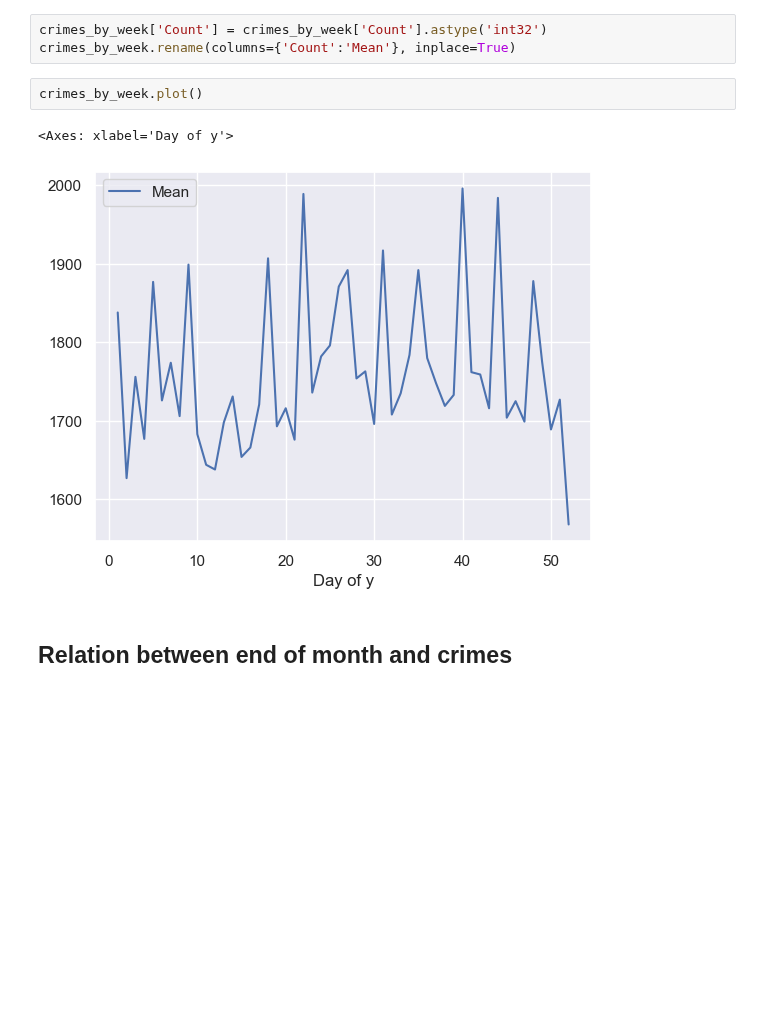
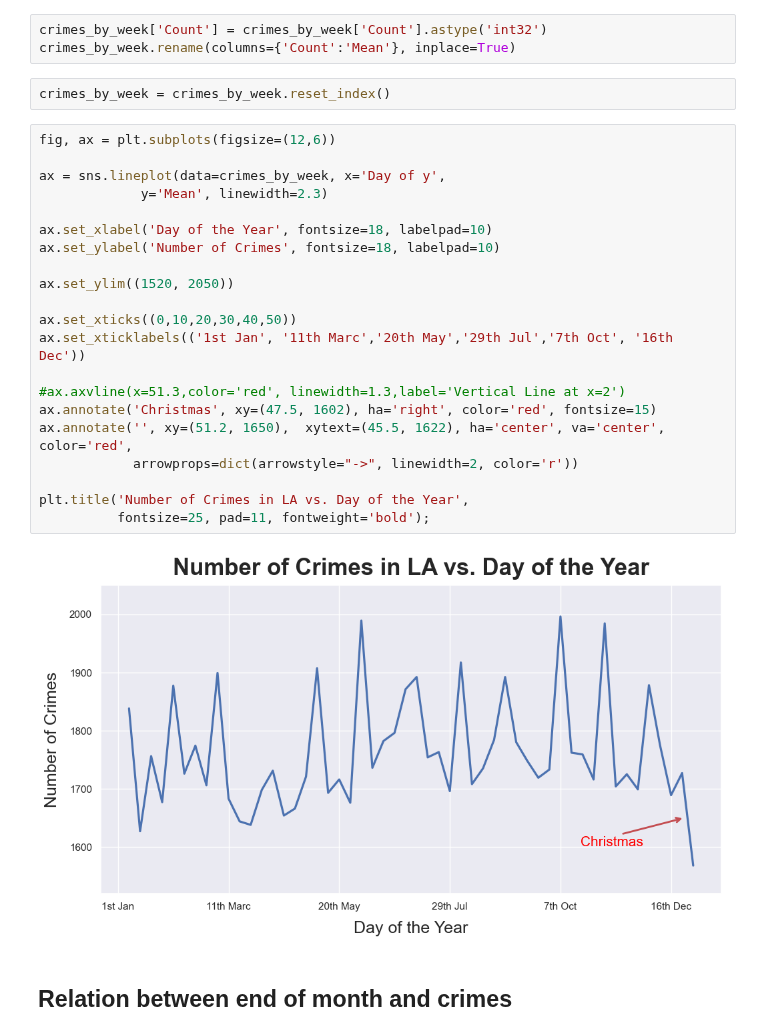
Before and after one commit to S3tuit/jup_lab, a Jupyter notebook: la_crime.ipynb, the cells around one changed output. Drawn from its saved outputs; the diff is of its cells as text; blank space fills up the shorter version.

Commit message:
La crimes xmas start plots

```diff
--- a/la_crime.ipynb
+++ b/la_crime.ipynb
@@ -228,11 +228,31 @@ crimes_by_week.head()
 # %%
 crimes_by_week['Count'] = crimes_by_week['Count'].astype('int32')
 crimes_by_week.rename(columns={'Count':'Mean'}, inplace=True)
-# %%
-crimes_by_week.plot()
-# %% [output]
-<Axes: xlabel='Day of y'>
-[figure, removed]
+# %%
+crimes_by_week = crimes_by_week.reset_index()
+# %%
+fig, ax = plt.subplots(figsize=(12,6))
+
+ax = sns.lineplot(data=crimes_by_week, x='Day of y',
+             y='Mean', linewidth=2.3)
+
+ax.set_xlabel('Day of the Year', fontsize=18, labelpad=10)
+ax.set_ylabel('Number of Crimes', fontsize=18, labelpad=10)
+
+ax.set_ylim((1520, 2050))
+
+ax.set_xticks((0,10,20,30,40,50))
+ax.set_xticklabels(('1st Jan', '11th Marc','20th May','29th Jul','7th Oct', '16th Dec'))
+
+#ax.axvline(x=51.3,color='red', linewidth=1.3,label='Vertical Line at x=2')
+ax.annotate('Christmas', xy=(47.5, 1602), ha='right', color='red', fontsize=15)
+ax.annotate('', xy=(51.2, 1650),  xytext=(45.5, 1622), ha='center', va='center', color='red',
+            arrowprops=dict(arrowstyle="->", linewidth=2, color='r'))
+
+plt.title('Number of Crimes in LA vs. Day of the Year',
+          fontsize=25, pad=11, fontweight='bold');
+# %% [output]
+[figure, added]
 # %% [markdown]
 ## Relation between end of month and crimes
 # %%
```
Also changed, not shown: parts of 35 cells of this notebook.
